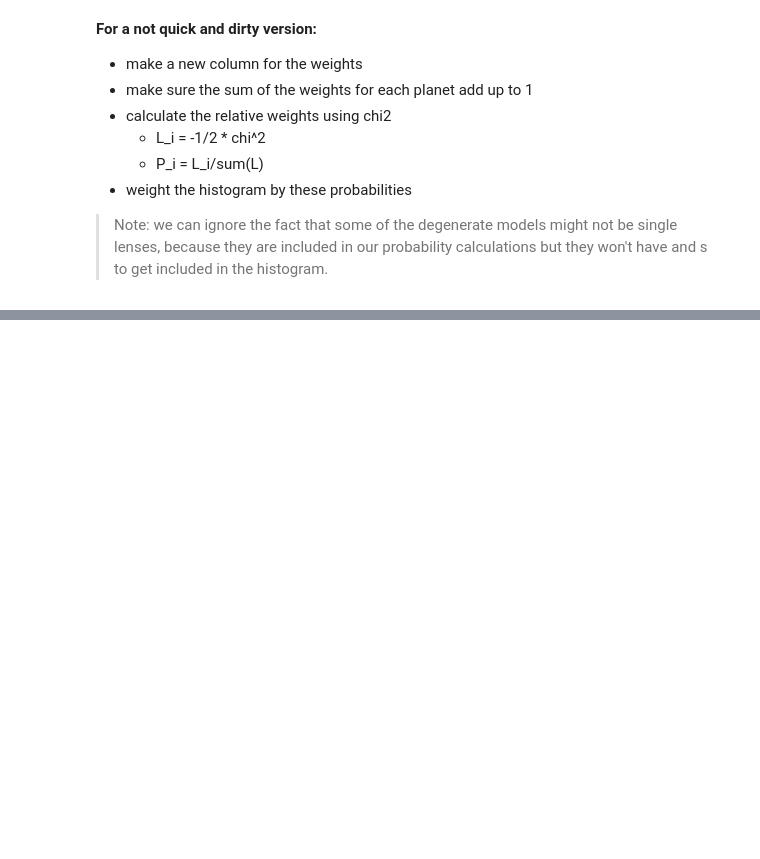
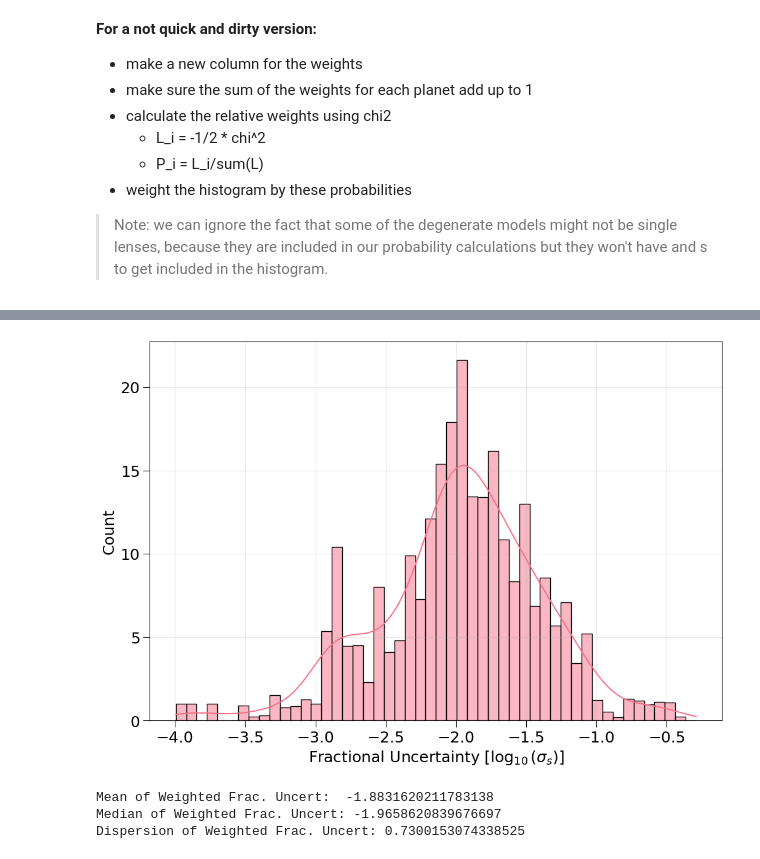
Before and after one commit to victorkarkour/Microlensing-Separation, a Jupyter notebook: Dist_s_errors.ipynb, the cells around one changed output, grey strips where cells are left out. Saved outputs shown, nothing was run; the diff lists cells and outputs as text; code cells hidden in the pictures; blank space fills up the shorter version.

```diff
--- a/Dist_s_errors.ipynb
+++ b/Dist_s_errors.ipynb
@@ -167,0 +181,19 @@ Dispersion of Frac. Uncert:  0.571084788085422
+# %%
+# Alternative with log-transformed data
+plt.figure(figsize=(12, 8))
+sns.histplot(x=(np.log10(ML_df['fractional_uncertainty'])), bins=50, kde=True, weights= ML_df["P"])
+plt.xlabel(r'Fractional Uncertainty [$\log_{10}(\sigma_s)$]')
+plt.ylabel(r'Count')
+# plt.title('Distribution of Fractional Uncertainty in $s$, for Planetary Microlensing Data, \n Weighted by Relative Solution Probability', fontsize = 13)
+plt.grid(True, alpha=0.3)
+plt.show()
+# %% [output]
+[figure, added]
+# %%
+print(f"Mean of Weighted Frac. Uncert: ", np.mean(np.log10(ML_df["fractional_uncertainty"][ML_df["P"].isna()])))
+print(f"Median of Weighted Frac. Uncert:", np.nanmedian(np.log10(ML_df["fractional_uncertainty"][ML_df["P"].isna()])))
+print(f"Dispersion of Weighted Frac. Uncert:", np.std(np.log10(ML_df["fractional_uncertainty"][ML_df["P"].isna()])))
+# %% [output]
+Mean of Weighted Frac. Uncert:  -1.8831620211783138
+Median of Weighted Frac. Uncert: -1.9658620839676697
+Dispersion of Weighted Frac. Uncert: 0.7300153074338525
```
Also changed, not shown: parts of 6 cells of this notebook, 3 other files.
